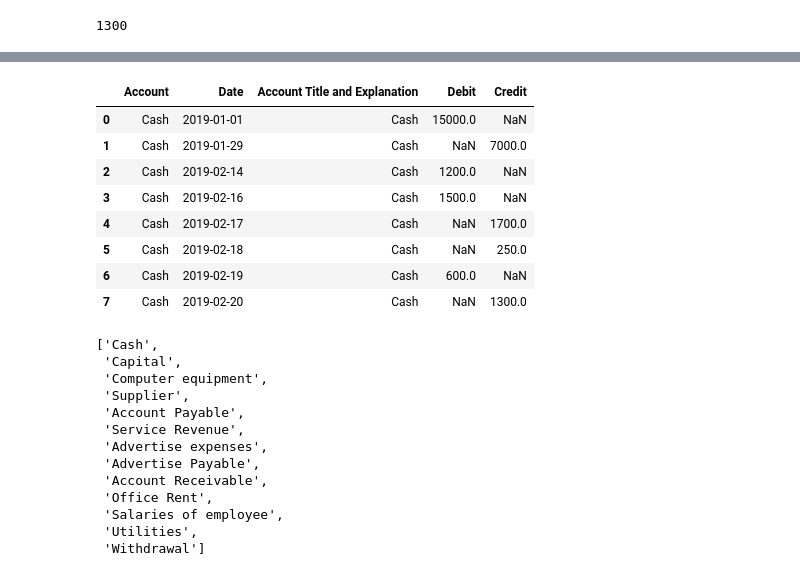
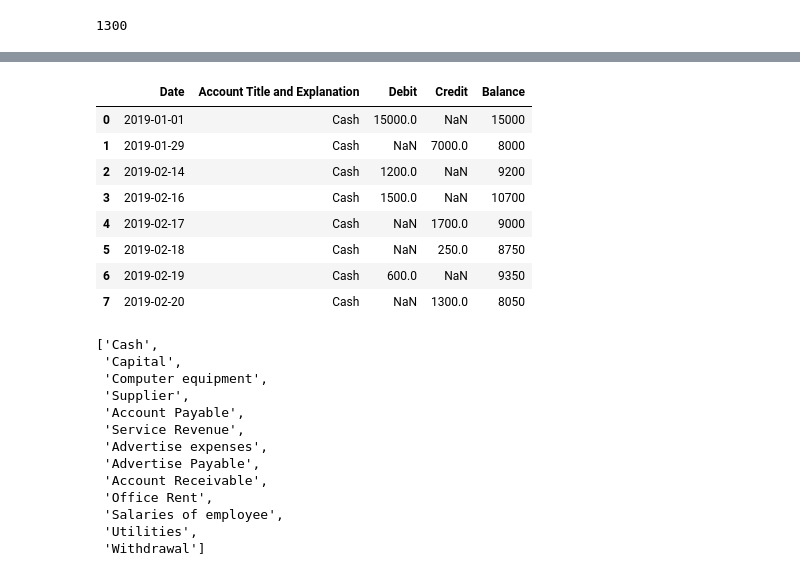
Before and after one commit to AhmedSalam22/BIS-Accounting, a Jupyter notebook: AccountingSystem.ipynb, the cells around one changed output, grey strips where cells are left out. Cells and saved outputs as stored; diff of their text form; code cells hidden in the pictures.

Commit message:
add a balance column to ledger

```diff
--- a/AccountingSystem.ipynb
+++ b/AccountingSystem.ipynb
@@ -174,15 +194,17 @@ drawings
 # %%
-df[["Account" , "Date" , "Account Title and Explanation"  , "Debit" , "Credit"]].query('Account == "Cash"')
+account = df[["Account" , "Date" , "Account Title and Explanation"  , "Debit" , "Credit" , "Helper"]].query('Account == "Cash"')
+account["Balance"] = np.cumsum(df["Helper"])
+account.drop(columns=["Account" , "Helper"] )
 # %% [output]
-|  | Account | Date | Account Title and Explanation | Debit | Credit |
-| 0 | Cash | 2019-01-01 | Cash | 15000.0 | NaN |
-| 1 | Cash | 2019-01-29 | Cash | NaN | 7000.0 |
-| 2 | Cash | 2019-02-14 | Cash | 1200.0 | NaN |
-| 3 | Cash | 2019-02-16 | Cash | 1500.0 | NaN |
-| 4 | Cash | 2019-02-17 | Cash | NaN | 1700.0 |
-| 5 | Cash | 2019-02-18 | Cash | NaN | 250.0 |
-| 6 | Cash | 2019-02-19 | Cash | 600.0 | NaN |
-| 7 | Cash | 2019-02-20 | Cash | NaN | 1300.0 |
+|  | Date | Account Title and Explanation | Debit | Credit | Balance |
+| 0 | 2019-01-01 | Cash | 15000.0 | NaN | 15000 |
+| 1 | 2019-01-29 | Cash | NaN | 7000.0 | 8000 |
+| 2 | 2019-02-14 | Cash | 1200.0 | NaN | 9200 |
+| 3 | 2019-02-16 | Cash | 1500.0 | NaN | 10700 |
+| 4 | 2019-02-17 | Cash | NaN | 1700.0 | 9000 |
+| 5 | 2019-02-18 | Cash | NaN | 250.0 | 8750 |
+| 6 | 2019-02-19 | Cash | 600.0 | NaN | 9350 |
+| 7 | 2019-02-20 | Cash | NaN | 1300.0 | 8050 |
 # %%
 list(df.Account.unique())
 # %% [output]
```
Also changed, not shown: parts of 1 cell of this notebook, 1 other file.
